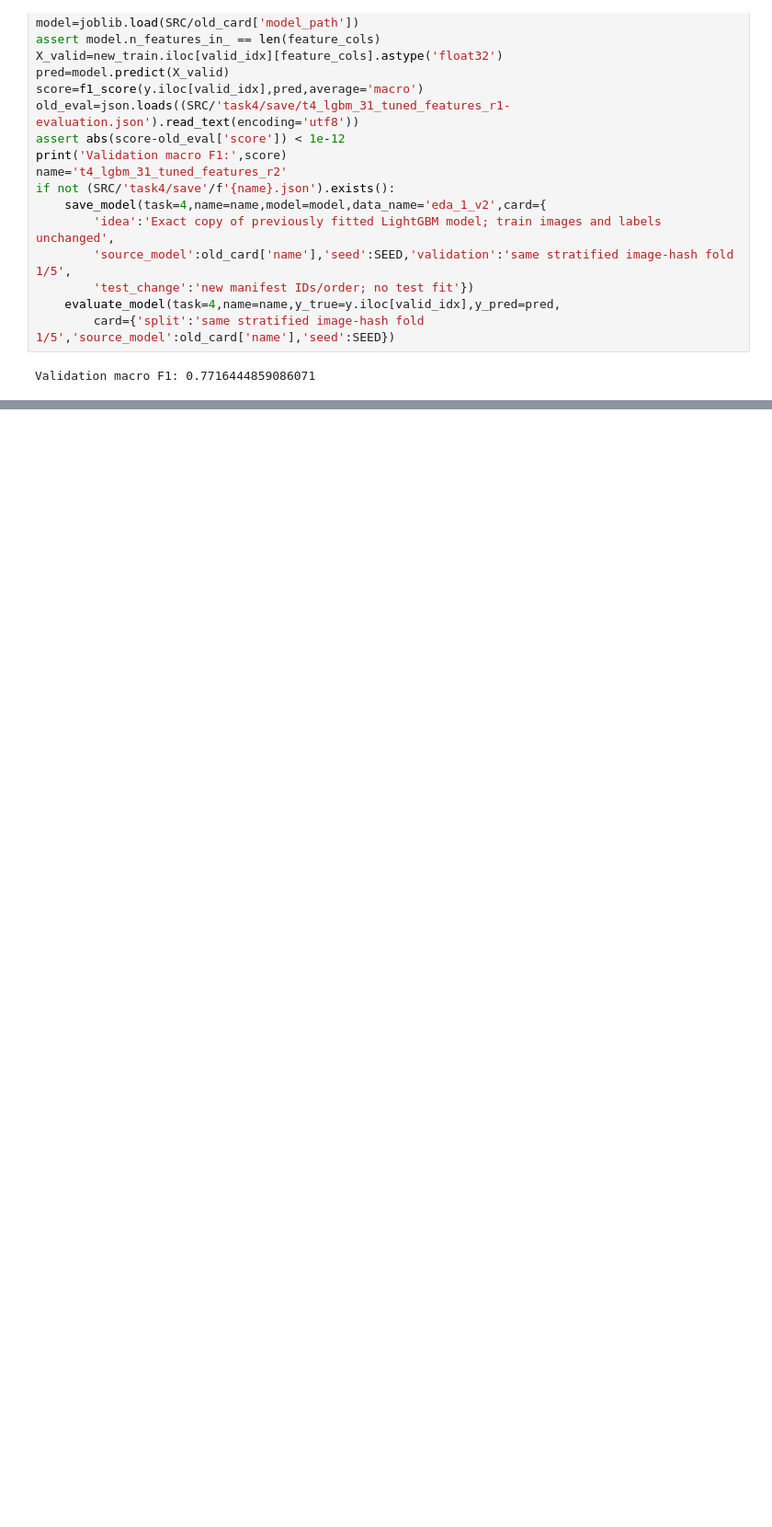
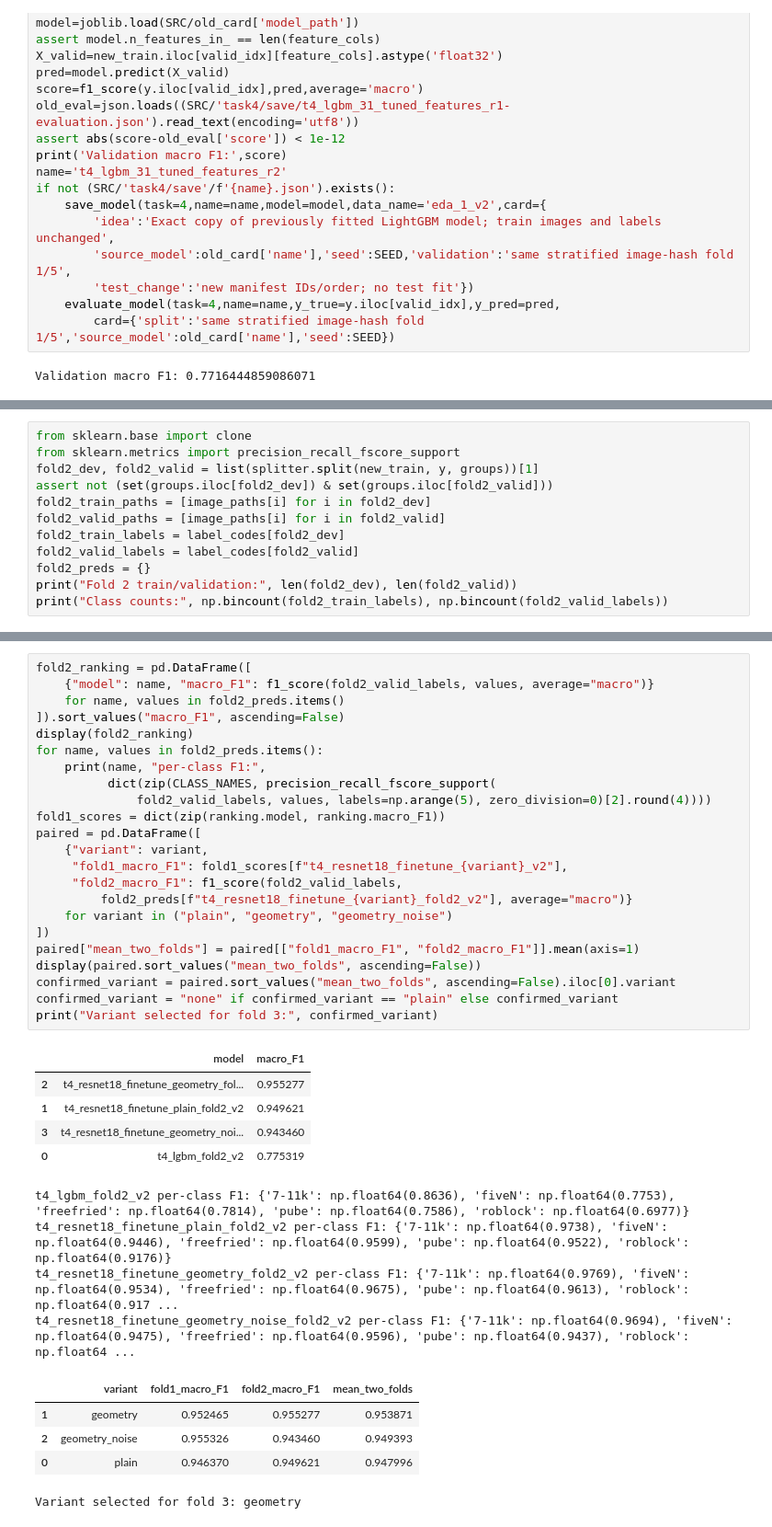
Before and after one commit to jakkarin-promsee/cpe342-ml-kaggle, a Jupyter notebook: src/task4/models/build_model_v2.ipynb, the cells around one changed output, grey strips where cells are left out. Shown at 92% size. Saved outputs shown, nothing was run; the diff lists cells and outputs as text; blank space fills up the shorter version.

```diff
--- a/src/task4/models/build_model_v2.ipynb
+++ b/src/task4/models/build_model_v2.ipynb
@@ -101,0 +348,12 @@ Refreshed models: 28
+# %%
+from sklearn.base import clone
+from sklearn.metrics import precision_recall_fscore_support
+fold2_dev, fold2_valid = list(splitter.split(new_train, y, groups))[1]
+assert not (set(groups.iloc[fold2_dev]) & set(groups.iloc[fold2_valid]))
+fold2_train_paths = [image_paths[i] for i in fold2_dev]
+fold2_valid_paths = [image_paths[i] for i in fold2_valid]
+fold2_train_labels = label_codes[fold2_dev]
+fold2_valid_labels = label_codes[fold2_valid]
+fold2_preds = {}
+print("Fold 2 train/validation:", len(fold2_dev), len(fold2_valid))
+print("Class counts:", np.bincount(fold2_train_labels), np.bincount(fold2_valid_labels))
@@ -101,0 +488,38 @@ Refreshed models: 28
+# %%
+fold2_ranking = pd.DataFrame([
+    {"model": name, "macro_F1": f1_score(fold2_valid_labels, values, average="macro")}
+    for name, values in fold2_preds.items()
+]).sort_values("macro_F1", ascending=False)
+display(fold2_ranking)
+for name, values in fold2_preds.items():
+    print(name, "per-class F1:",
+          dict(zip(CLASS_NAMES, precision_recall_fscore_support(
+              fold2_valid_labels, values, labels=np.arange(5), zero_division=0)[2].round(4))))
+fold1_scores = dict(zip(ranking.model, ranking.macro_F1))
+paired = pd.DataFrame([
+    {"variant": variant,
+     "fold1_macro_F1": fold1_scores[f"t4_resnet18_finetune_{variant}_v2"],
+     "fold2_macro_F1": f1_score(fold2_valid_labels,
+         fold2_preds[f"t4_resnet18_finetune_{variant}_fold2_v2"], average="macro")}
+    for variant in ("plain", "geometry", "geometry_noise")
+])
+paired["mean_two_folds"] = paired[["fold1_macro_F1", "fold2_macro_F1"]].mean(axis=1)
+display(paired.sort_values("mean_two_folds", ascending=False))
+confirmed_variant = paired.sort_values("mean_two_folds", ascending=False).iloc[0].variant
+confirmed_variant = "none" if confirmed_variant == "plain" else confirmed_variant
+print("Variant selected for fold 3:", confirmed_variant)
+# %% [output]
+|  | model | macro_F1 |
+| 2 | t4_resnet18_finetune_geometry_fol... | 0.955277 |
+| 1 | t4_resnet18_finetune_plain_fold2_v2 | 0.949621 |
+| 3 | t4_resnet18_finetune_geometry_noi... | 0.943460 |
+| 0 | t4_lgbm_fold2_v2 | 0.775319 |
+t4_lgbm_fold2_v2 per-class F1: {'7-11k': np.float64(0.8636), 'fiveN': np.float64(0.7753), 'freefried': np.float64(0.7814), 'pube': np.float64(0.7586), 'roblock': np.float64(0.6977)}
+t4_resnet18_finetune_plain_fold2_v2 per-class F1: {'7-11k': np.float64(0.9738), 'fiveN': np.float64(0.9446), 'freefried': np.float64(0.9599), 'pube': np.float64(0.9522), 'roblock': np.float64(0.9176)}
+t4_resnet18_finetune_geometry_fold2_v2 per-class F1: {'7-11k': np.float64(0.9769), 'fiveN': np.float64(0.9534), 'freefried': np.float64(0.9675), 'pube': np.float64(0.9613), 'roblock': np.float64(0.917 ...
+t4_resnet18_finetune_geometry_noise_fold2_v2 per-class F1: {'7-11k': np.float64(0.9694), 'fiveN': np.float64(0.9475), 'freefried': np.float64(0.9596), 'pube': np.float64(0.9437), 'roblock': np.float64 ...
+|  | variant | fold1_macro_F1 | fold2_macro_F1 | mean_two_folds |
+| 1 | geometry | 0.952465 | 0.955277 | 0.953871 |
+| 2 | geometry_noise | 0.955326 | 0.943460 | 0.949393 |
+| 0 | plain | 0.946370 | 0.949621 | 0.947996 |
+Variant selected for fold 3: geometry
```
Also changed, not shown: parts of 25 cells of this notebook, 5 other files.
